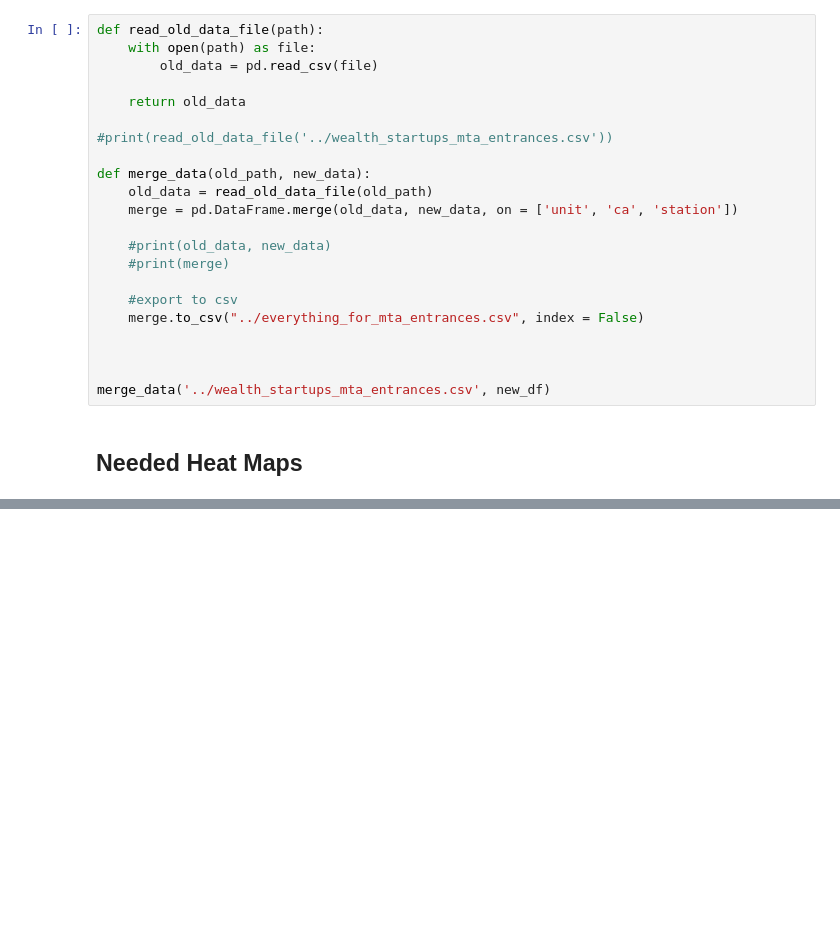
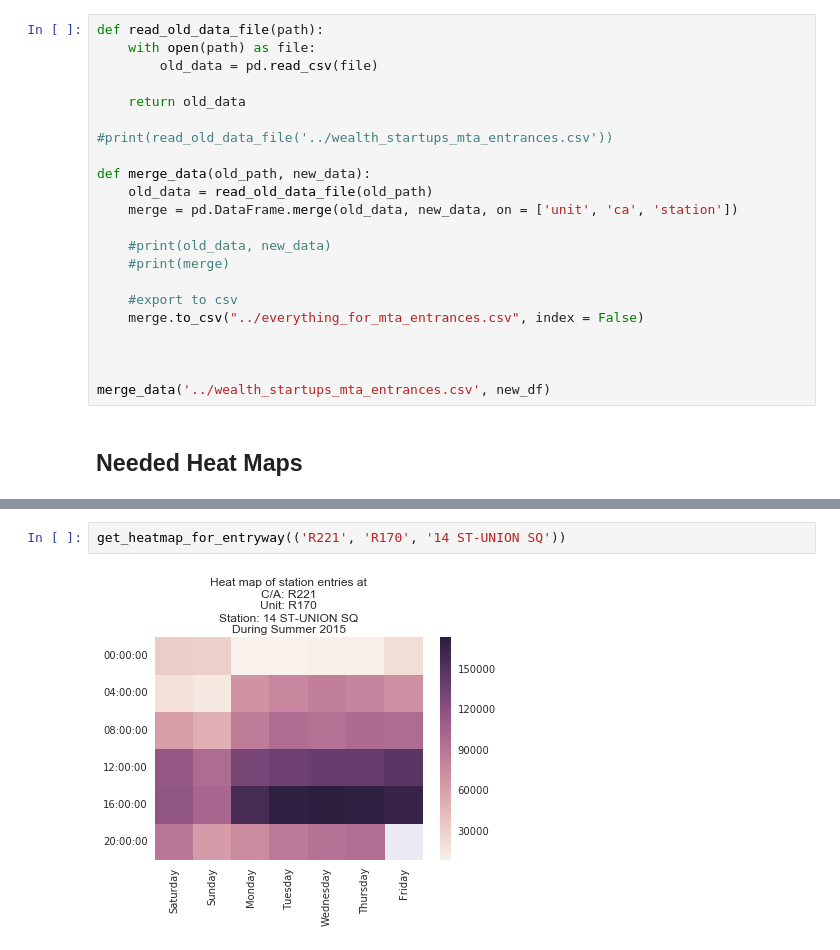
Before and after one commit to jstnstwrt/nyc-subway-station-reccomender, a Jupyter notebook: MTA2015_data/heat_map_testing.ipynb, the cells around one changed output, grey strips where cells are left out. Saved outputs shown, nothing was run; the diff lists cells and outputs as text; blank space fills up the shorter version.

```diff
--- a/MTA2015_data/heat_map_testing.ipynb
+++ b/MTA2015_data/heat_map_testing.ipynb
@@ -215,0 +232,4 @@ get_heatmap_for_entryway(('R238', 'R046', '42 ST-GRD CNTRL'))
+# %%
+get_heatmap_for_entryway(('R221', 'R170', '14 ST-UNION SQ'))
+# %% [output]
+[figure, added]
```
Also changed, not shown: parts of 11 cells of this notebook.
